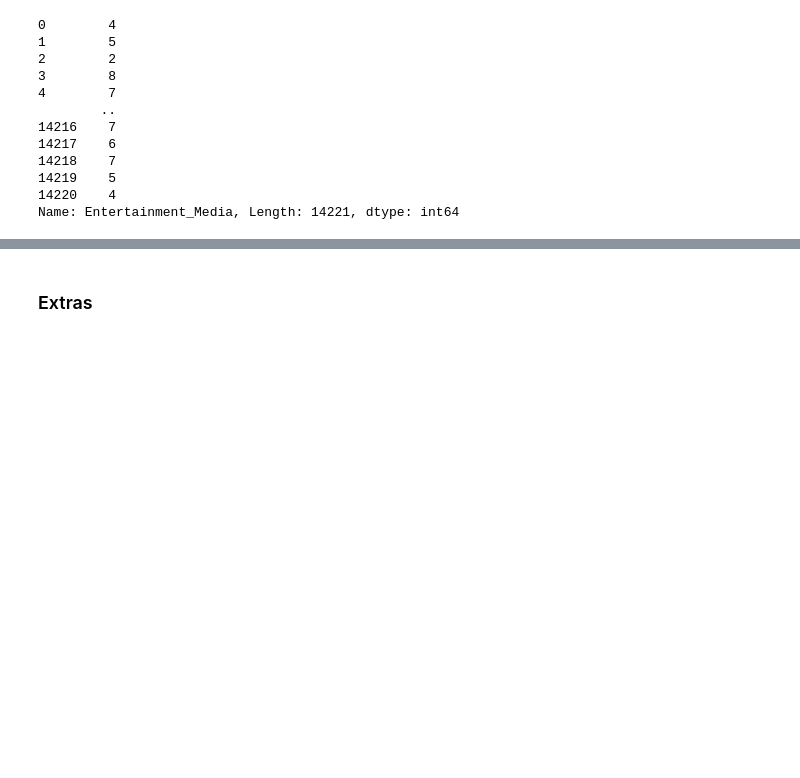
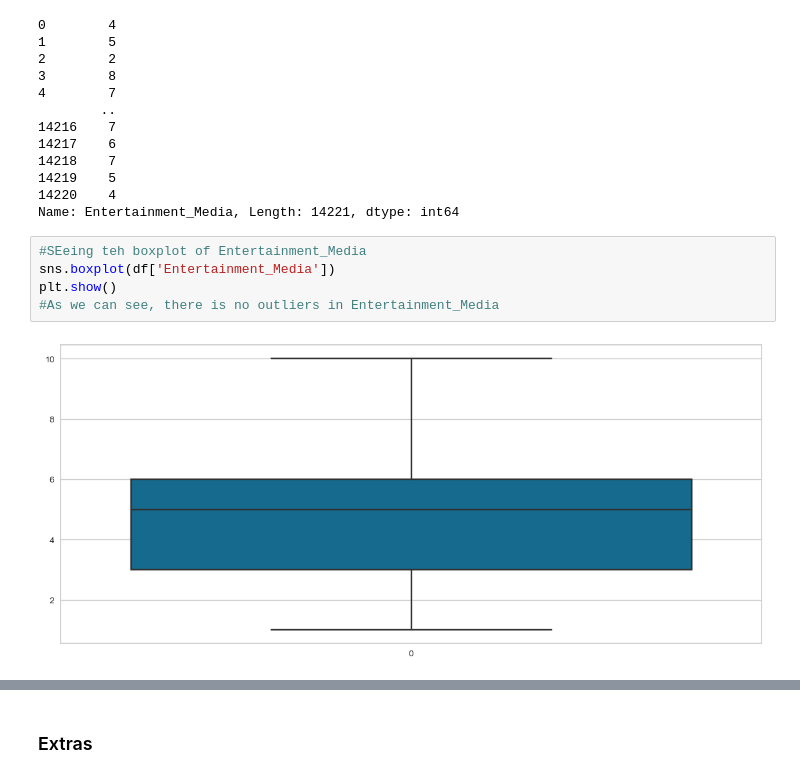
Before and after one commit to hibahdesu/ML-Portfolio, a Jupyter notebook: MLD-project/MLD project.ipynb, the cells around one changed output, grey strips where cells are left out. Saved outputs shown, nothing was run; the diff lists cells and outputs as text; blank space fills up the shorter version.

```diff
--- a/MLD-project/MLD project.ipynb
+++ b/MLD-project/MLD project.ipynb
@@ -759,3 +836,10 @@ df["Entertainment_Media"]
 14219    5
 14220    4
 Name: Entertainment_Media, Length: 14221, dtype: int64
+# %%
+#SEeing teh boxplot of Entertainment_Media
+sns.boxplot(df['Entertainment_Media'])
+plt.show()
+#As we can see, there is no outliers in Entertainment_Media
+# %% [output]
+[figure, added]
```
Also changed, not shown: parts of 121 cells of this notebook.
